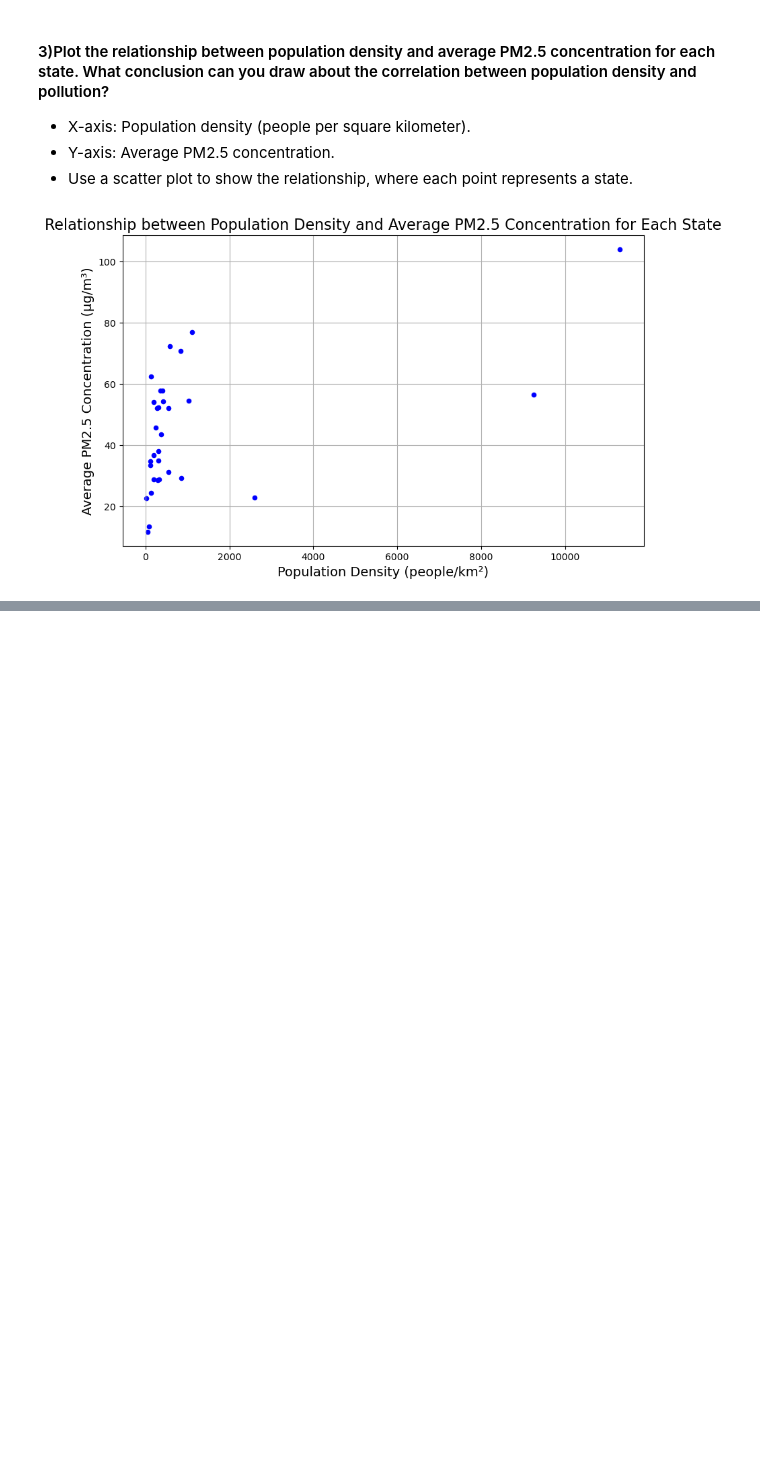
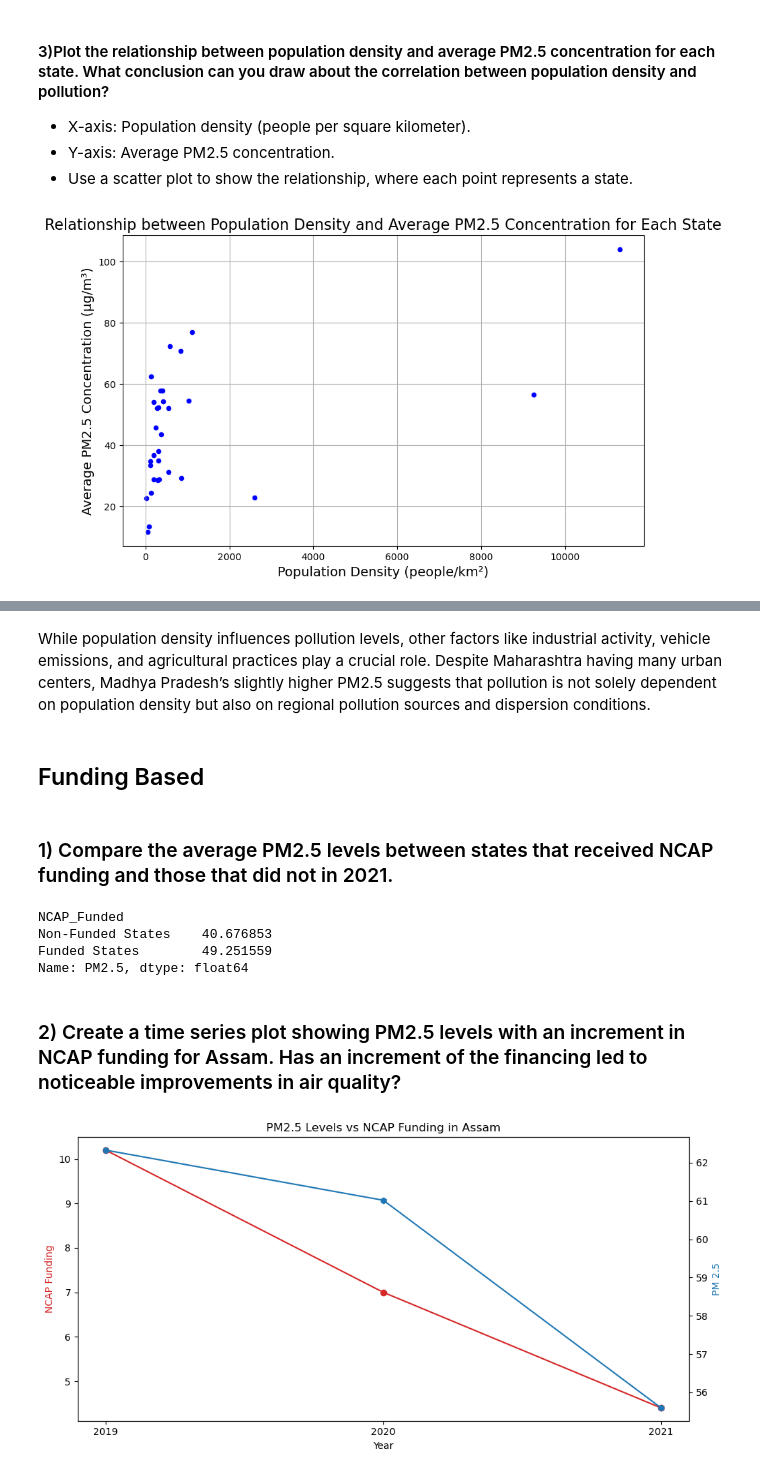
Before and after one commit to dakshdesai00/ES114-Assignments, a Jupyter notebook: Lab3/Lab3.ipynb, the cells around one changed output, grey strips where cells are left out. Saved outputs shown, nothing was run; the diff lists cells and outputs as text; code cells hidden in the pictures; blank space fills up the shorter version.

```diff
--- a/Lab3/Lab3.ipynb
+++ b/Lab3/Lab3.ipynb
@@ -255,0 +325,56 @@ plt.show()
+# %% [markdown]
+While population density influences pollution levels, other factors like industrial activity, vehicle emissions, and agricultural practices play a crucial role. Despite Maharashtra having many urban centers, Madhya Pradesh’s slightly higher PM2.5 suggests that pollution is not solely dependent on population density but also on regional pollution sources and dispersion conditions.
+# %% [markdown]
+## Funding Based
+# %% [markdown]
+### 1) Compare the average PM2.5 levels between states that received NCAP funding and those that did not in 2021.
+# %%
+cpcp_air_pollution_data["Timestamp"] = pd.to_datetime(cpcp_air_pollution_data["Timestamp"], errors="coerce")
+data_2021 = cpcp_air_pollution_data[cpcp_air_pollution_data["Timestamp"].dt.year == 2021]
+
+pm25_avg_by_state = data_2021.groupby("state")["PM2.5"].mean().reset_index()
+
+funding_df_filtered = ncap_funding_data[ncap_funding_data["Amount released during FY 2021-22"] != "-"]
+funded_states = set(funding_df_filtered["State"].str.strip())
+
+pm25_avg_by_state["NCAP_Funded"] = pm25_avg_by_state["state"].str.strip().isin(funded_states)
+pm25_comparison = pm25_avg_by_state.groupby("NCAP_Funded")["PM2.5"].mean()
+pm25_comparison.index = pm25_comparison.index.map({True: "Funded States", False: "Non-Funded States"})
+
+
+print(pm25_comparison)
+# %% [output]
+NCAP_Funded
+Non-Funded States    40.676853
+Funded States        49.251559
+Name: PM2.5, dtype: float64
+# %% [markdown]
+### 2) Create a time series plot showing PM2.5 levels with an increment in NCAP funding for Assam. Has an increment of the financing led to noticeable improvements in air quality?
+# %%
+cpcp_air_pollution_data_Assam = cpcp_air_pollution_data[
+    (cpcp_air_pollution_data["state"] == "Assam") &                       # Yeh wala stamp yearly PM2.5 nikalne ke liye Assam ka
+    (cpcp_air_pollution_data["Timestamp"].dt.year.isin(range(2018, 2023)))]
+cpcp_air_pollution_data_Assam_yearly = cpcp_air_pollution_data_Assam.set_index('Timestamp')[numeric_columns].resample('YE').mean()
+
+# Yeh wala total funding nikal ne ke liye
+columns_to_conv = ['Amount released during FY 2019-20', 'Amount released during FY 2020-21', 'Amount released during FY 2021-22']
+ncap_funding_data[columns_to_conv] = ncap_funding_data[columns_to_conv].apply(pd.to_numeric, errors='coerce')
+ncap_funding_Assam = ncap_funding_data.groupby('State')[['Amount released during FY 2019-20', 'Amount released during FY 2020-21',
+                                        'Amount released during FY 2021-22']].agg(['sum'])
+year = ['2019', '2020', '2021']
+
+fig, ax1 = plt.subplots(figsize=(10, 5))
+
+ax1.set_xlabel('Year')
+ax1.set_ylabel('NCAP Funding', color='tab:red')
+ax1.plot(year, ncap_funding_Assam.iloc[2], marker = 'o', linestyle='-', color='tab:red')
+
+ax2 = ax1.twinx()
+ax2.set_ylabel('PM 2.5', color='tab:blue')
+ax2.plot(year, cpcp_air_pollution_data_Assam_yearly.iloc[[2,3,4]], marker = 'h' )
+
+plt.title('PM2.5 Levels vs NCAP Funding in Assam')
+fig.tight_layout()
+plt.show()
+# %% [output]
+[figure, added]
```
Also changed, not shown: parts of 22 cells of this notebook.
